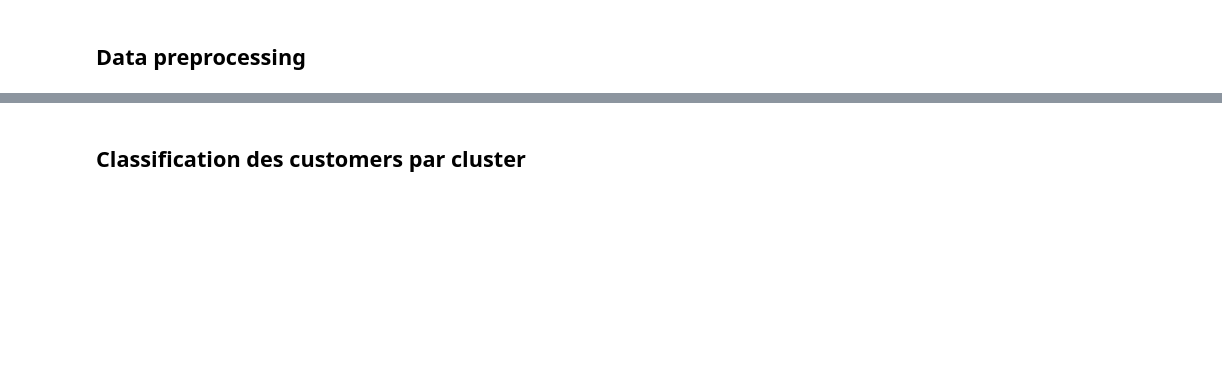
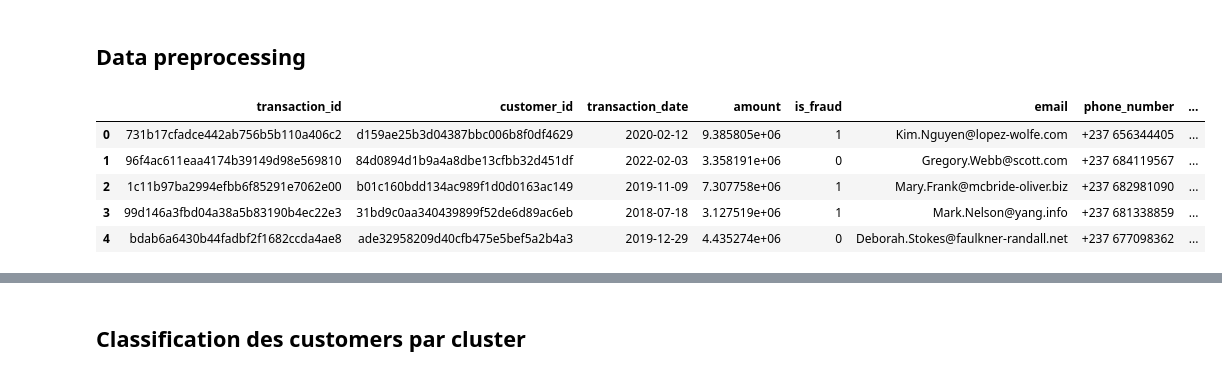
Before and after one commit to Anaaurelle237/AI_Summer_projet_8, a Jupyter notebook: notebooks/modelisation_ai.ipynb, the cells around one changed output, grey strips where cells are left out. Drawn from its saved outputs; the diff is of its cells as text; code cells hidden in the pictures; blank space fills up the shorter version.

```diff
--- a/notebooks/modelisation_ai.ipynb
+++ b/notebooks/modelisation_ai.ipynb
@@ -97,11 +199,18 @@ data = data_2.copy()
 ## Data preprocessing
 # %%
 le = LabelEncoder()
-columns = ["transaction_type", "status", "transaction_location", "region_customer", "device_type", "os", "year"]
+columns = ["transaction_type", "status", "transaction_location", "region_customer", "device_type", "os"]
 for column in columns:
     data[f"{column}_e"] = le.fit_transform(data[column])
     data.drop(columns = [column], inplace=True)
 display(data.head())
+# %% [output]
+|  | transaction_id | customer_id | transaction_date | amount | is_fraud | email | phone_number | ... |
+| 0 | 731b17cfadce442ab756b5b110a406c2 | d159ae25b3d04387bbc006b8f0df4629 | 2020-02-12 | 9.385805e+06 | 1 | Kim.Nguyen@lopez-wolfe.com | +237 656344405 | ... |
+| 1 | 96f4ac611eaa4174b39149d98e569810 | 84d0894d1b9a4a8dbe13cfbb32d451df | 2022-02-03 | 3.358191e+06 | 0 | Gregory.Webb@scott.com | +237 684119567 | ... |
+| 2 | 1c11b97ba2994efbb6f85291e7062e00 | b01c160bdd134ac989f1d0d0163ac149 | 2019-11-09 | 7.307758e+06 | 1 | Mary.Frank@mcbride-oliver.biz | +237 682981090 | ... |
+| 3 | 99d146a3fbd04a38a5b83190b4ec22e3 | 31bd9c0aa340439899f52de6d89ac6eb | 2018-07-18 | 3.127519e+06 | 1 | Mark.Nelson@yang.info | +237 681338859 | ... |
+| 4 | bdab6a6430b44fadbf2f1682ccda4ae8 | ade32958209d40cfb475e5bef5a2b4a3 | 2019-12-29 | 4.435274e+06 | 0 | Deborah.Stokes@faulkner-randall.net | +237 677098362 | ... |
 # %%
 scaler = StandardScaler()
 data["amount_sc"] = scaler.fit_transform(data[["amount"]])
```
Also changed, not shown: parts of 34 cells of this notebook, 3 other files.
